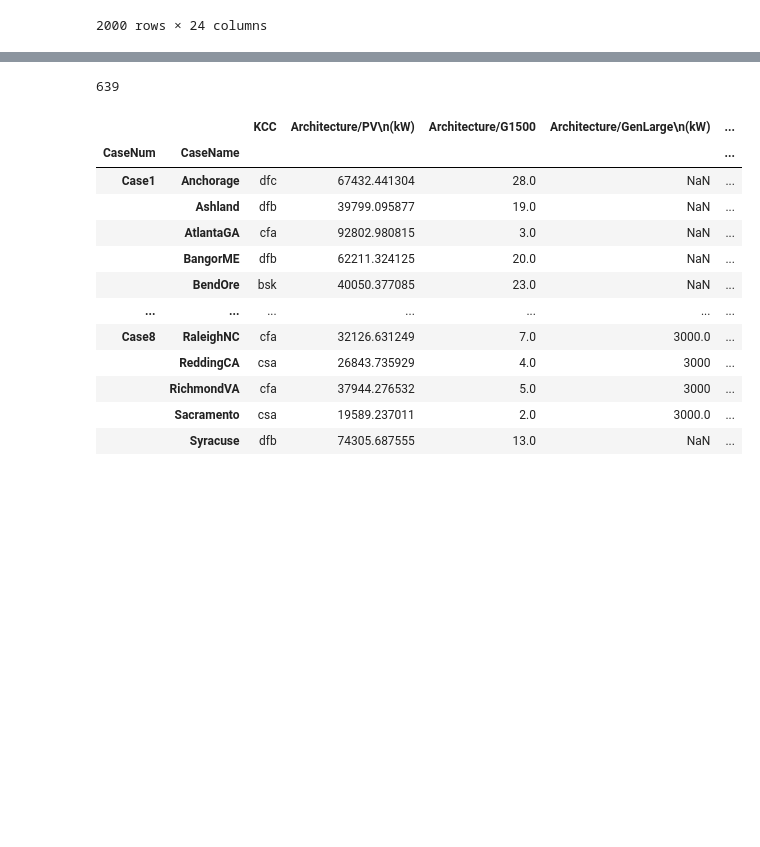
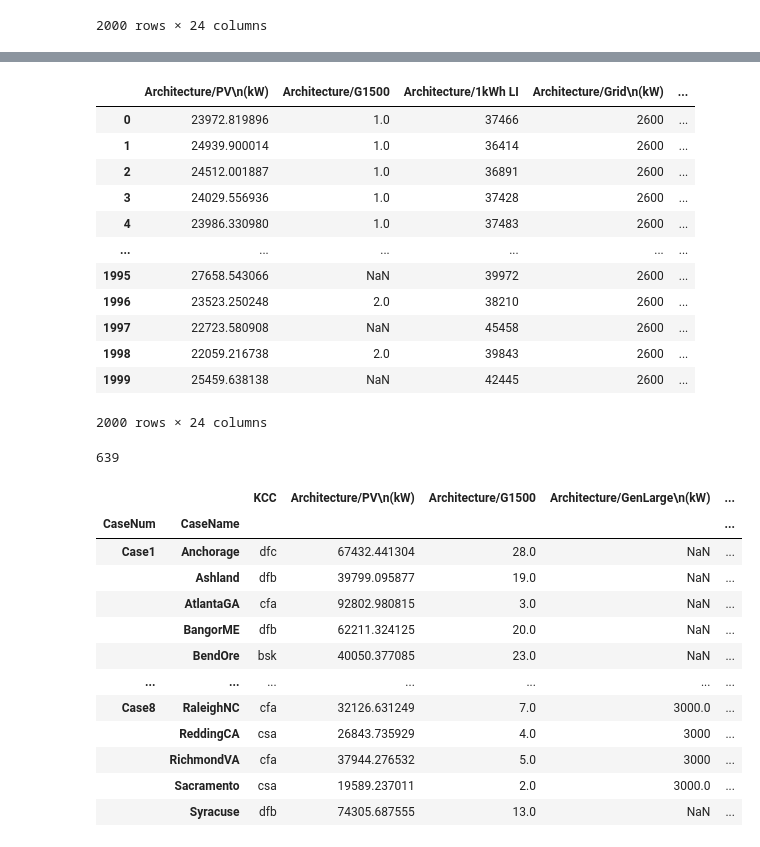
Before and after one commit to uw-reti/homer, a Jupyter notebook: ClimateStudies/OutputProcessing/HOMERDataProcessor.ipynb, the cells around one changed output, grey strips where cells are left out. Cells and saved outputs as stored; diff of their text form; code cells hidden in the pictures; blank space fills up the shorter version.

```diff
--- a/ClimateStudies/OutputProcessing/HOMERDataProcessor.ipynb
+++ b/ClimateStudies/OutputProcessing/HOMERDataProcessor.ipynb
@@ -64 +94,27 @@ display(output_df[sheet_name])
+# %%
+# reads, maps all sheets for utility variance studies
+util_files = os.listdir(util_directory)
+util_output_df = {} #creates empty dictionary
+util_names = [] #creates empty list for future name storage
+for file in util_files:
+    if file.endswith('.xlsx'):
+        util_xls = pd.ExcelFile(util_directory + '/' + file) #reads file
+        util_names = util_names + util_xls.sheet_names
+        for sheet_name in util_xls.sheet_names: #pulls individual sheets
+            util_output_df[sheet_name] = util_xls.parse(sheet_name) #puts each sheet into a dictionary w/key "sheet_name"
+display(util_output_df[sheet_name])
+# %% [output]
+|  | Architecture/PV\n(kW) | Architecture/G1500 | Architecture/1kWh LI | Architecture/Grid\n(kW) | ... |
+| 0 | 23972.819896 | 1.0 | 37466 | 2600 | ... |
+| 1 | 24939.900014 | 1.0 | 36414 | 2600 | ... |
+| 2 | 24512.001887 | 1.0 | 36891 | 2600 | ... |
+| 3 | 24029.556936 | 1.0 | 37428 | 2600 | ... |
+| 4 | 23986.330980 | 1.0 | 37483 | 2600 | ... |
+| ... | ... | ... | ... | ... | ... |
+| 1995 | 27658.543066 | NaN | 39972 | 2600 | ... |
+| 1996 | 23523.250248 | 2.0 | 38210 | 2600 | ... |
+| 1997 | 22723.580908 | NaN | 45458 | 2600 | ... |
+| 1998 | 22059.216738 | 2.0 | 39843 | 2600 | ... |
+| 1999 | 25459.638138 | NaN | 42445 | 2600 | ... |
+2000 rows × 24 columns
 # %%
```
Also changed, not shown: parts of 9 cells of this notebook, 30 other files.
